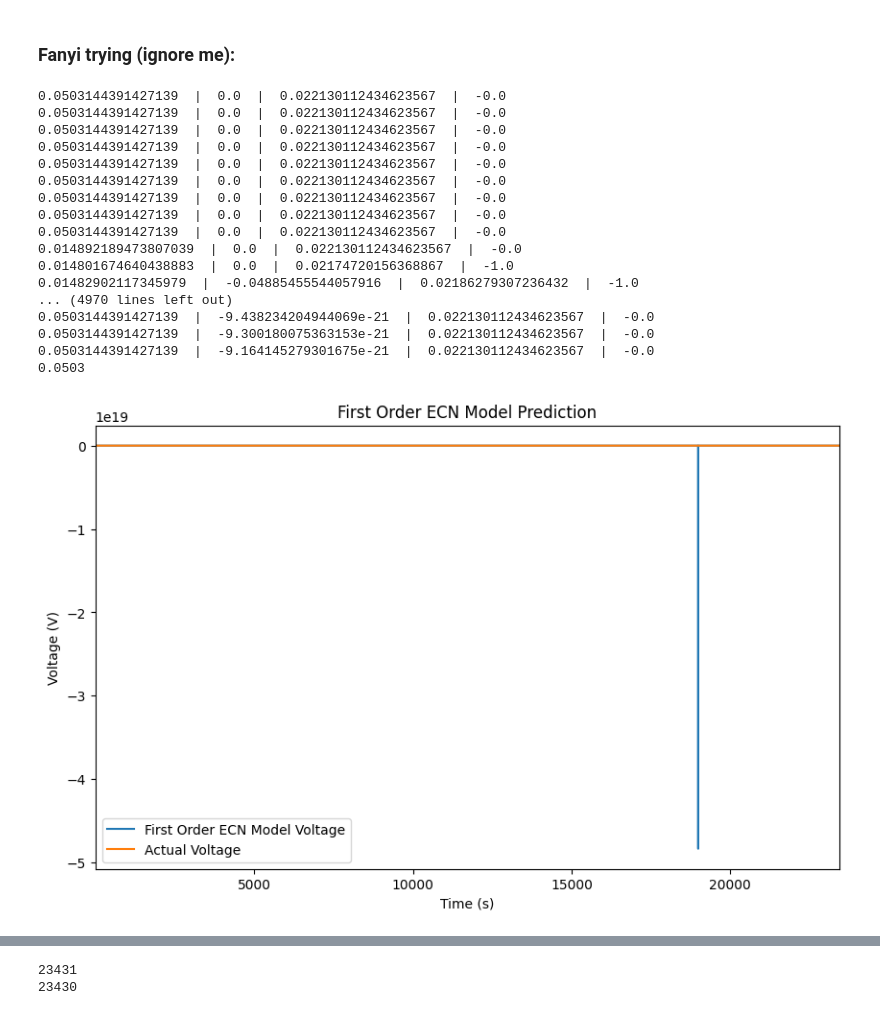
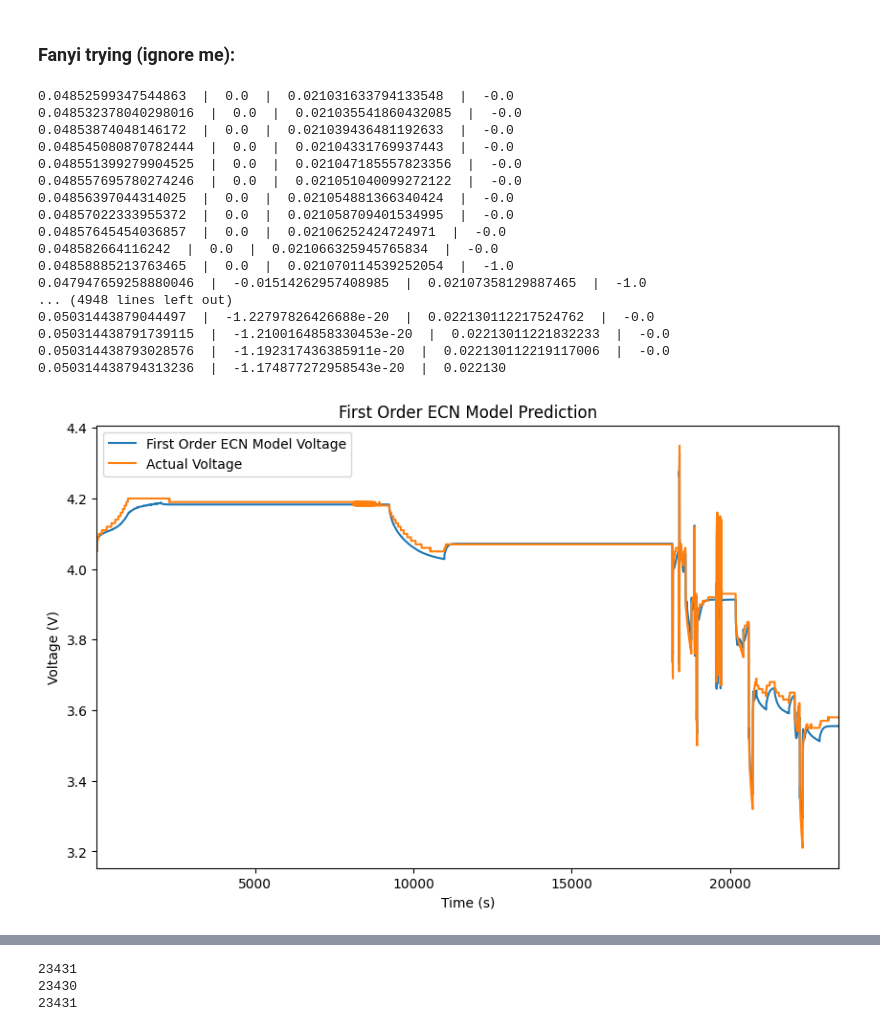
Before and after one commit to sunfanyi/modelling-of-lithium-ion-batteries, a Jupyter notebook: part_3.ipynb, the cells around one changed output, grey strips where cells are left out. Saved outputs shown, nothing was run; the diff lists cells and outputs as text; code cells hidden in the pictures.

```diff
--- a/part_3.ipynb
+++ b/part_3.ipynb
@@ -363,7 +363,7 @@ R = 8.31446261815324        # Gas constant
 m = 45.0e-3       # Cell mass 45.0 g
 
 c = 825.0         # Specific heat
-h = 10.0          # Heat transfer coefficient
+h = 32.0          # Heat transfer coefficient
 
 # Cell Dimensions
 height = 64.85e-3
@@ -381,11 +381,11 @@ def T_change(I, I_R1, R0, R1, dt, T):
     # print(R0)
     return T_new
 # %%
-# Temperature depends R0
-R0_const = 0.022130114077306542
-E = -18682.80693804173
+# # Temperature depends R0
+# R0_const = 0.022130114077306542
+# E = -18682.80693804173
 
-def fit_R0_temp(T):
-    R0_val = R0_const * np.exp(-(E / R)*(1/T - 1/T0))
-    return R0_val
+# def fit_R0_temp(T):
+#     R0_val = R0_const * np.exp(-(E / R)*(1/T - 1/T0))
+#     return R0_val
 # %%
@@ -406,10 +406,10 @@ def fit_R1_temp(I, T):
 # %%
-# Constant C1 :)
-C1_const = 197.27991163742004
+# # Constant C1 :)
+# C1_const = 197.27991163742004
 
-def fit_C1_temp(T):
-    C1_val = C1_const
-    return C1_val
+# def fit_C1_temp(T):
+#     C1_val = C1_const
+#     return C1_val
 # %% [markdown]
 You can use below for fit functions, so no need to copy and past everytime parameters change:
 # %%
@@ -486,40 +486,51 @@ plt.show()
 # %%
 testing_data = pd.read_csv(os.path.join(data_dir, 'Battery_Testing_Data.csv'), header=0, skiprows=[1])
 
 t = testing_data['Time (s)'].values                # unit in s
 I = -testing_data['Current (mA)'].values / 1000    # unit in A
 V_actual = testing_data['Voltage (V)'].values      # unit in V
 T = testing_data['Temperature'].values + 273.15      # unit in K
 
-V_pred, T = first_order_ECN_temp(t, I, T0, V_actual, ref_OCV, ref_SOC,
+V_pred, T_pred = first_order_ECN_temp(t, I, T[0], V_actual, ref_OCV, ref_SOC,
                     fit_R0_temp, fit_R1_temp, fit_C1_temp, T_change)
+
 
 
 _, ax = plt.subplots(figsize=(10, 6))
 ax.plot(t[:-1], V_pred, label='First Order ECN Model Voltage')
 ax.plot(t, V_actual, label='Actual Voltage')
 ax.legend()
 ax.set_xlim([t[0], t[-1]])
 ax.set_xlabel('Time (s)')
 ax.set_ylabel('Voltage (V)')
 ax.set_title('First Order ECN Model Prediction')
 plt.show()
+
+_, ax = plt.subplots(figsize=(10, 6))
+ax.plot(t, T_pred, label='Predicted Temperature')
+ax.plot(t, T, label='Actual Tempurature')
+ax.legend()
+ax.set_xlim([t[0], t[-1]])
+ax.set_xlabel('Time (s)')
+ax.set_ylabel('Temperature (K)')
+ax.set_title('First Order ECN Model Prediction')
+plt.show()
 # %% [output]
-0.0503144391427139  |  0.0  |  0.022130112434623567  |  -0.0
-0.0503144391427139  |  0.0  |  0.022130112434623567  |  -0.0
-0.0503144391427139  |  0.0  |  0.022130112434623567  |  -0.0
-0.0503144391427139  |  0.0  |  0.022130112434623567  |  -0.0
-0.0503144391427139  |  0.0  |  0.022130112434623567  |  -0.0
-0.0503144391427139  |  0.0  |  0.022130112434623567  |  -0.0
-0.0503144391427139  |  0.0  |  0.022130112434623567  |  -0.0
-0.0503144391427139  |  0.0  |  0.022130112434623567  |  -0.0
-0.0503144391427139  |  0.0  |  0.022130112434623567  |  -0.0
-0.014892189473807039  |  0.0  |  0.022130112434623567  |  -0.0
-0.014801674640438883  |  0.0  |  0.02174720156368867  |  -1.0
-0.01482902117345979  |  -0.04885455544057916  |  0.02186279307236432  |  -1.0
-... (4970 lines left out)
-0.0503144391427139  |  -9.438234204944069e-21  |  0.022130112434623567  |  -0.0
-0.0503144391427139  |  -9.300180075363153e-21  |  0.022130112434623567  |  -0.0
-0.0503144391427139  |  -9.164145279301675e-21  |  0.022130112434623567  |  -0.0
-0.0503
+0.04852599347544863  |  0.0  |  0.021031633794133548  |  -0.0
+0.048532378040298016  |  0.0  |  0.021035541860432085  |  -0.0
+0.04853874048146172  |  0.0  |  0.021039436481192633  |  -0.0
+0.048545080870782444  |  0.0  |  0.02104331769937443  |  -0.0
+0.048551399279904525  |  0.0  |  0.021047185557823356  |  -0.0
+0.048557695780274246  |  0.0  |  0.021051040099272122  |  -0.0
+0.04856397044314025  |  0.0  |  0.021054881366340424  |  -0.0
+0.04857022333955372  |  0.0  |  0.021058709401534995  |  -0.0
+0.04857645454036857  |  0.0  |  0.02106252424724971  |  -0.0
+0.048582664116242  |  0.0  |  0.021066325945765834  |  -0.0
+0.04858885213763465  |  0.0  |  0.021070114539252054  |  -1.0
+0.047947659258880046  |  -0.01514262957408985  |  0.02107358129887465  |  -1.0
+... (4948 lines left out)
+0.05031443879044497  |  -1.22797826426688e-20  |  0.022130112217524762  |  -0.0
+0.050314438791739115  |  -1.2100164858330453e-20  |  0.02213011221832233  |  -0.0
+0.050314438793028576  |  -1.192317436385911e-20  |  0.022130112219117006  |  -0.0
+0.050314438794313236  |  -1.174877272958543e-20  |  0.022130
-[figure, old version]
+[figure, new version]
@@ -526,7 +538,9 @@ plt.show()
 # %%
 print(len(t))
 print(len(V_pred))
+print(len(T_pred))
 # %% [output]
 23431
 23430
+23431
 # %%
```
Also changed, not shown: parts of 7 cells of this notebook.
